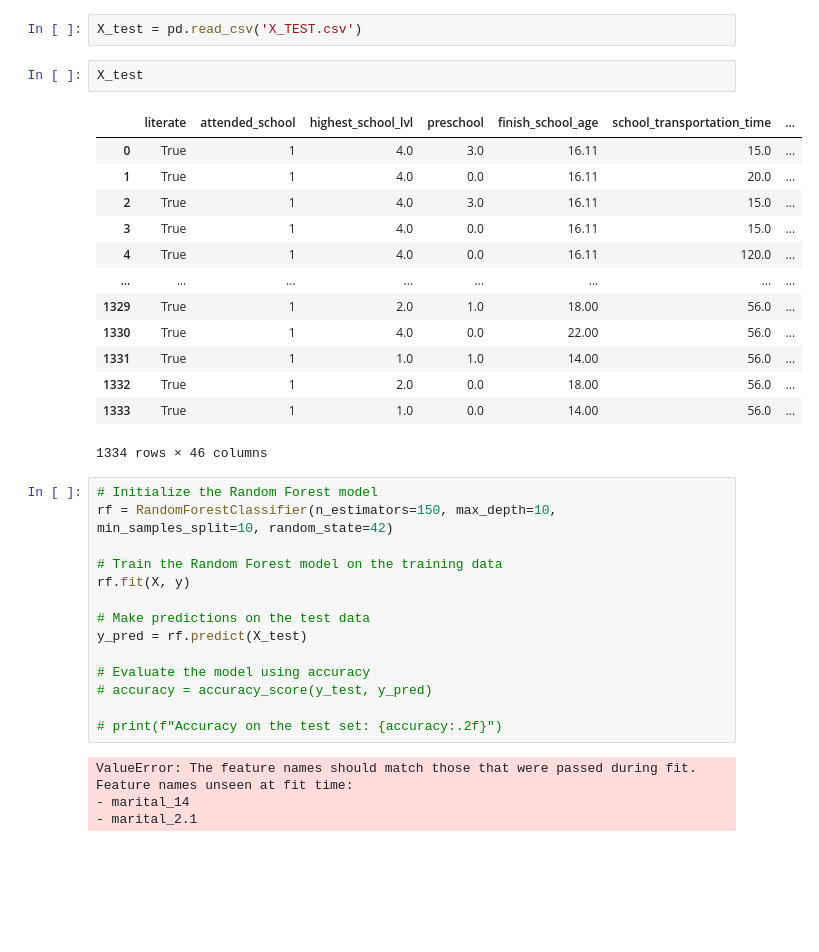
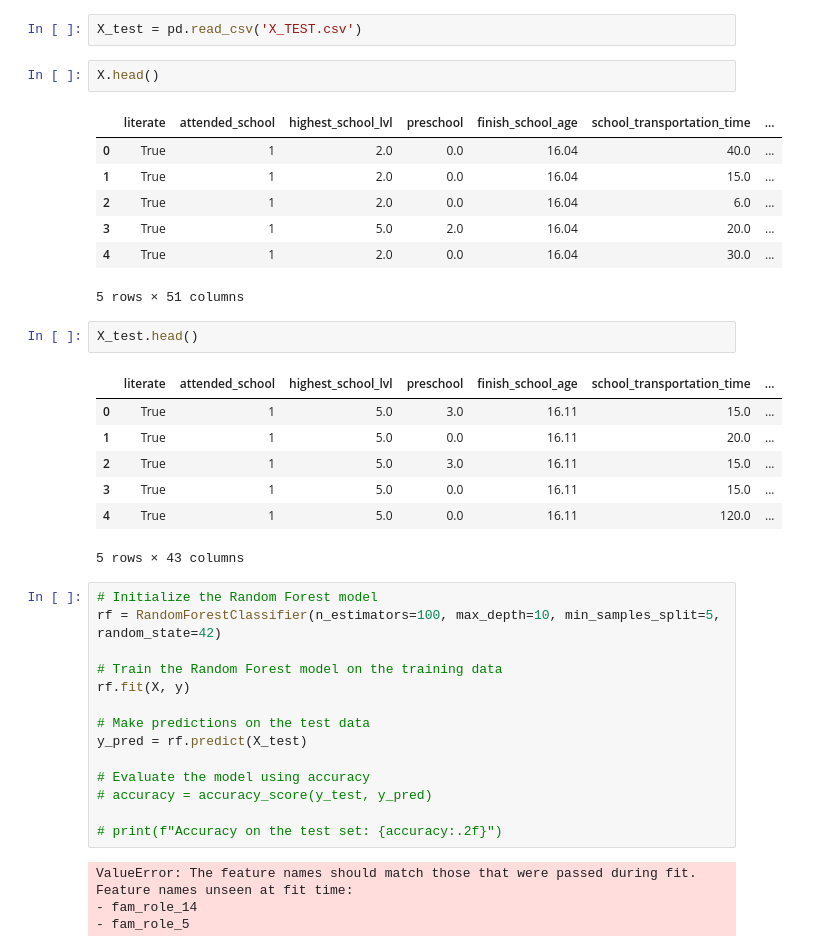
Before and after one commit to jbellogo/Classification, a Jupyter notebook: models.ipynb, the cells around one changed output. Saved outputs shown, nothing was run; the diff lists cells and outputs as text; blank space fills up the shorter version.

```diff
--- a/models.ipynb
+++ b/models.ipynb
@@ -130,25 +137,29 @@ print(f"Accuracy on the test set: {accuracy:.2f}")
 # Do it for reals!
 # %%
 X_test = pd.read_csv('X_TEST.csv')
+# %%
+X.head()
+# %% [output]
+|  | literate | attended_school | highest_school_lvl | preschool | finish_school_age | school_transportation_time | ... |
+| 0 | True | 1 | 2.0 | 0.0 | 16.04 | 40.0 | ... |
+| 1 | True | 1 | 2.0 | 0.0 | 16.04 | 15.0 | ... |
+| 2 | True | 1 | 2.0 | 0.0 | 16.04 | 6.0 | ... |
+| 3 | True | 1 | 5.0 | 2.0 | 16.04 | 20.0 | ... |
+| 4 | True | 1 | 2.0 | 0.0 | 16.04 | 30.0 | ... |
+5 rows × 51 columns
 # %%
-X_test
+X_test.head()
 # %% [output]
 |  | literate | attended_school | highest_school_lvl | preschool | finish_school_age | school_transportation_time | ... |
-| 0 | True | 1 | 4.0 | 3.0 | 16.11 | 15.0 | ... |
-| 1 | True | 1 | 4.0 | 0.0 | 16.11 | 20.0 | ... |
-| 2 | True | 1 | 4.0 | 3.0 | 16.11 | 15.0 | ... |
-| 3 | True | 1 | 4.0 | 0.0 | 16.11 | 15.0 | ... |
-| 4 | True | 1 | 4.0 | 0.0 | 16.11 | 120.0 | ... |
-| ... | ... | ... | ... | ... | ... | ... | ... |
-| 1329 | True | 1 | 2.0 | 1.0 | 18.00 | 56.0 | ... |
-| 1330 | True | 1 | 4.0 | 0.0 | 22.00 | 56.0 | ... |
-| 1331 | True | 1 | 1.0 | 1.0 | 14.00 | 56.0 | ... |
-| 1332 | True | 1 | 2.0 | 0.0 | 18.00 | 56.0 | ... |
-| 1333 | True | 1 | 1.0 | 0.0 | 14.00 | 56.0 | ... |
+| 0 | True | 1 | 5.0 | 3.0 | 16.11 | 15.0 | ... |
+| 1 | True | 1 | 5.0 | 0.0 | 16.11 | 20.0 | ... |
+| 2 | True | 1 | 5.0 | 3.0 | 16.11 | 15.0 | ... |
+| 3 | True | 1 | 5.0 | 0.0 | 16.11 | 15.0 | ... |
+| 4 | True | 1 | 5.0 | 0.0 | 16.11 | 120.0 | ... |
-1334 rows × 46 columns
+5 rows × 43 columns
 # %%
 # Initialize the Random Forest model
-rf = RandomForestClassifier(n_estimators=150, max_depth=10, min_samples_split=10, random_state=42)
+rf = RandomForestClassifier(n_estimators=100, max_depth=10, min_samples_split=5, random_state=42)
 
 # Train the Random Forest model on the training data
 rf.fit(X, y)
@@ -163,5 +174,5 @@ y_pred = rf.predict(X_test)
 # %% [output]
 ValueError: The feature names should match those that were passed during fit.
 Feature names unseen at fit time:
-- marital_14
-- marital_2.1
+- fam_role_14
+- fam_role_5
```
Also changed, not shown: parts of 5 cells of this notebook, 4 other files.
